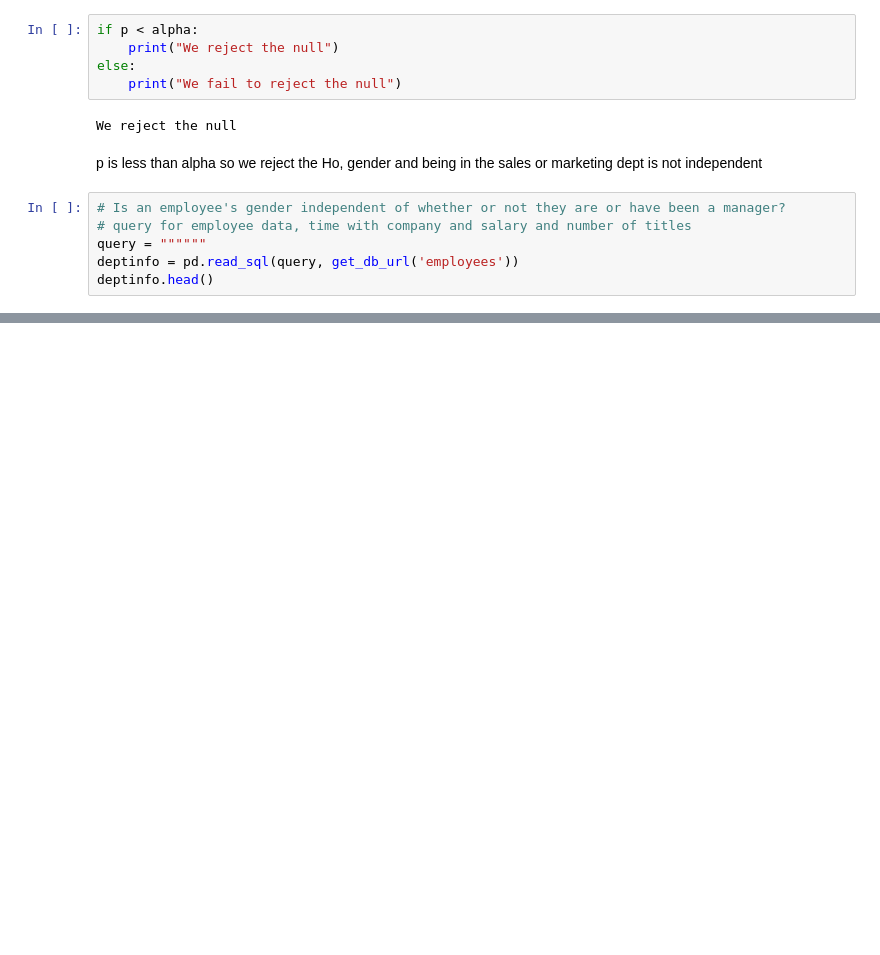
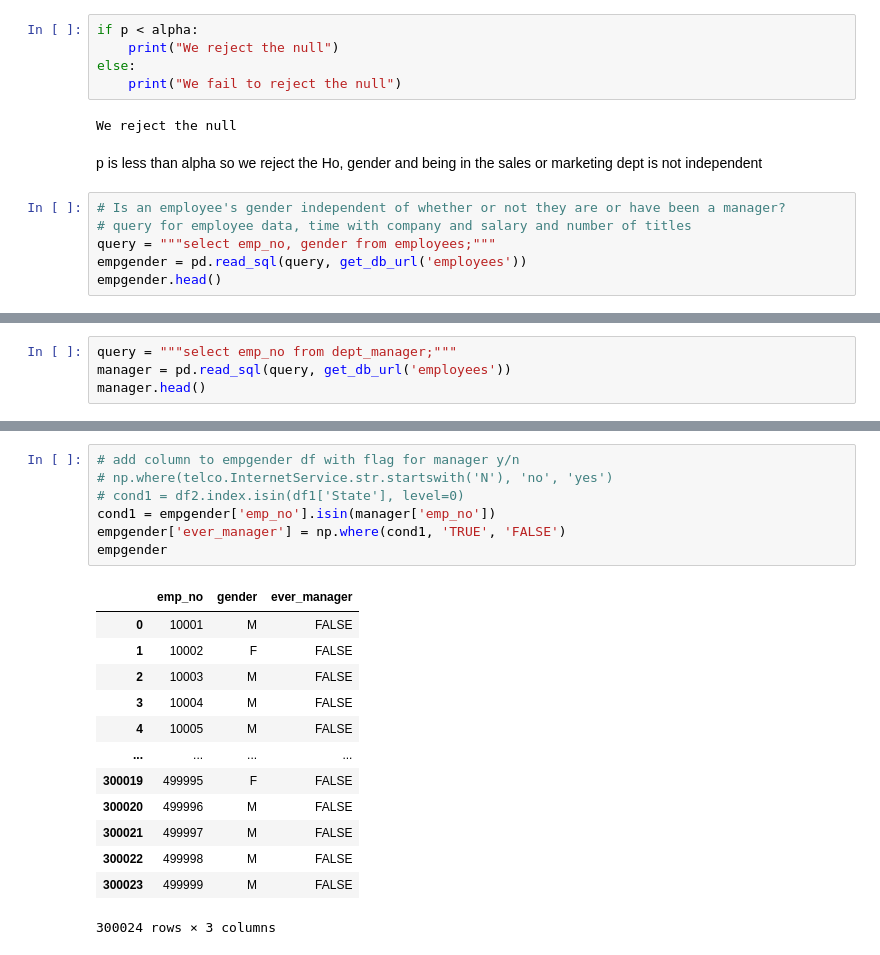
Before and after one commit to RyvynYoung/statistics-exercises, a Jupyter notebook: hypothesis_testing.ipynb, the cells around one changed output, grey strips where cells are left out. Drawn from its saved outputs; the diff is of its cells as text; blank space fills up the shorter version.

```diff
--- a/hypothesis_testing.ipynb
+++ b/hypothesis_testing.ipynb
@@ -1250,6 +1250,6 @@ p is less than alpha so we reject the Ho, gender and being in the sales or marke
 # %%
 # Is an employee's gender independent of whether or not they are or have been a manager?
 # query for employee data, time with company and salary and number of titles
-query = """"""
-deptinfo = pd.read_sql(query, get_db_url('employees'))
-deptinfo.head()
+query = """select emp_no, gender from employees;"""
+empgender = pd.read_sql(query, get_db_url('employees'))
+empgender.head()
@@ -1255,0 +1263,4 @@ deptinfo.head()
+# %%
+query = """select emp_no from dept_manager;"""
+manager = pd.read_sql(query, get_db_url('employees'))
+manager.head()
@@ -1255,0 +1274,21 @@ deptinfo.head()
+# %%
+# add column to empgender df with flag for manager y/n
+# np.where(telco.InternetService.str.startswith('N'), 'no', 'yes')
+# cond1 = df2.index.isin(df1['State'], level=0)
+cond1 = empgender['emp_no'].isin(manager['emp_no'])
+empgender['ever_manager'] = np.where(cond1, 'TRUE', 'FALSE')
+empgender
+# %% [output]
+|  | emp_no | gender | ever_manager |
+| 0 | 10001 | M | FALSE |
+| 1 | 10002 | F | FALSE |
+| 2 | 10003 | M | FALSE |
+| 3 | 10004 | M | FALSE |
+| 4 | 10005 | M | FALSE |
+| ... | ... | ... | ... |
+| 300019 | 499995 | F | FALSE |
+| 300020 | 499996 | M | FALSE |
+| 300021 | 499997 | M | FALSE |
+| 300022 | 499998 | M | FALSE |
+| 300023 | 499999 | M | FALSE |
+300024 rows × 3 columns
```
Also changed, not shown: parts of 14 cells of this notebook.
